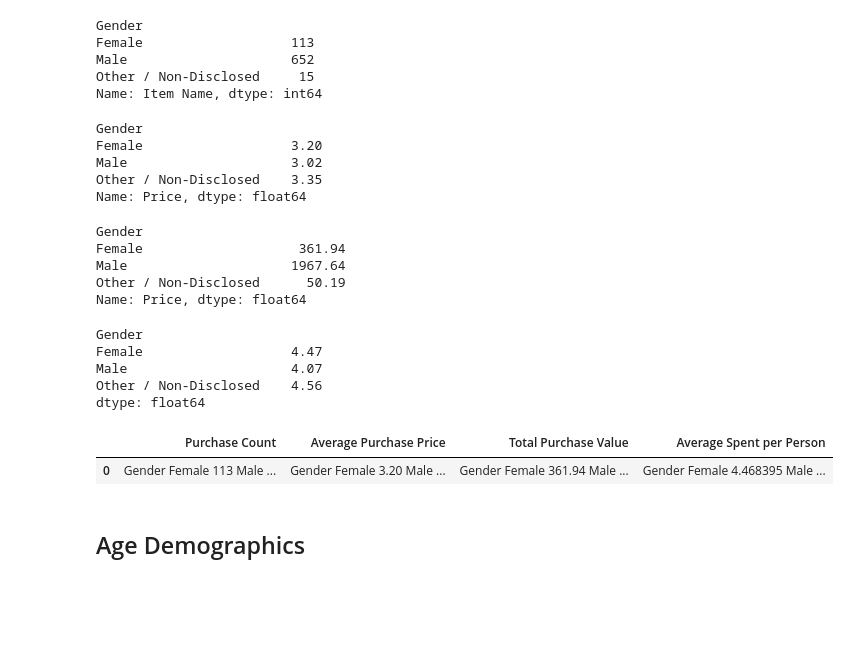
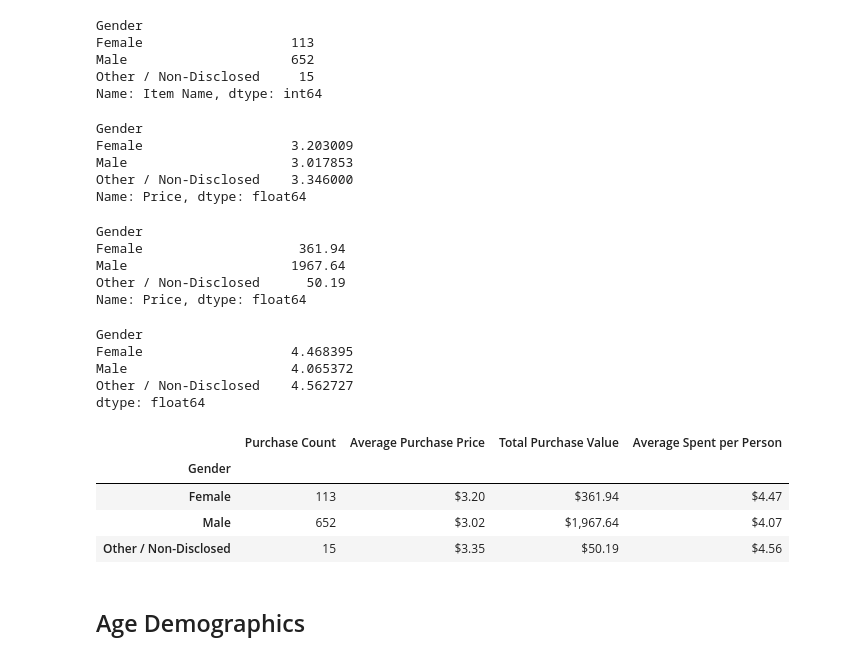
Before and after one commit to skriggs72/Heroes_of_Pymoli, a Jupyter notebook: HeroesOfPymoli/HeroesOfPymoli_starter.ipynb, the cells around one changed output. Saved outputs shown, nothing was run; the diff lists cells and outputs as text; code cells hidden in the pictures; blank space fills up the shorter version.

```diff
--- a/HeroesOfPymoli/HeroesOfPymoli_starter.ipynb
+++ b/HeroesOfPymoli/HeroesOfPymoli_starter.ipynb
@@ -179,17 +194,17 @@ Other / Non-Disclosed     15
 Name: Item Name, dtype: int64
 # %%
 #Calculate average price by gender
-average_df = round(purchase_data_df.groupby("Gender")["Price"].mean(),2)
+average_df = purchase_data_df.groupby("Gender")["Price"].mean()
 average_df
 # %% [output]
 Gender
-Female                   3.20
-Male                     3.02
-Other / Non-Disclosed    3.35
+Female                   3.203009
+Male                     3.017853
+Other / Non-Disclosed    3.346000
 Name: Price, dtype: float64
 # %%
 #Calculate total puchase price by gender
-total_df = round(purchase_data_df.groupby("Gender")["Price"].sum(),2)
+total_df = purchase_data_df.groupby("Gender")["Price"].sum()
 total_df
 # %% [output]
 Gender
@@ -200,23 +215,26 @@ Name: Price, dtype: float64
 # %%
 #Calculate average person total per person by gender
 avg_spent_df = total_df/gender_count_df
-avg_spent_df.round(2)
+avg_spent_df
 # %% [output]
 Gender
-Female                   4.47
-Male                     4.07
-Other / Non-Disclosed    4.56
+Female                   4.468395
+Male                     4.065372
+Other / Non-Disclosed    4.562727
 dtype: float64
 # %%
 #Display summary of Purchasing Analysis by Gender
-gender_analysis_df = pd.DataFrame({"Purchase Count":[purchase_count_df],
-                                  "Average Purchase Price":[average_df],
-                                  "Total Purchase Value":[total_df],
-                                  "Average Spent per Person":[avg_spent_df]})
-gender_analysis_df
+gender_analysis_df = pd.DataFrame({"Purchase Count":purchase_count_df,
+                                  "Average Purchase Price":average_df,
+                                  "Total Purchase Value":total_df,
+                                  "Average Spent per Person":avg_spent_df})
+gender_analysis_df.style.format({"Average Purchase Price":"${:,.2f}", "Total Purchase Value":"${:,.2f}", "Average Spent per Person":"${:,.2f}"})
 # %% [output]
 |  | Purchase Count | Average Purchase Price | Total Purchase Value | Average Spent per Person |
-| 0 | Gender Female 113 Male ... | Gender Female 3.20 Male ... | Gender Female 361.94 Male ... | Gender Female 4.468395 Male ... |
+| Gender |  |  |  |  |
+| Female | 113 | $3.20 | $361.94 | $4.47 |
+| Male | 652 | $3.02 | $1,967.64 | $4.07 |
+| Other / Non-Disclosed | 15 | $3.35 | $50.19 | $4.56 |
 # %% [markdown]
 ## Age Demographics
 # %% [markdown]
```
Also changed, not shown: parts of 15 cells of this notebook.
